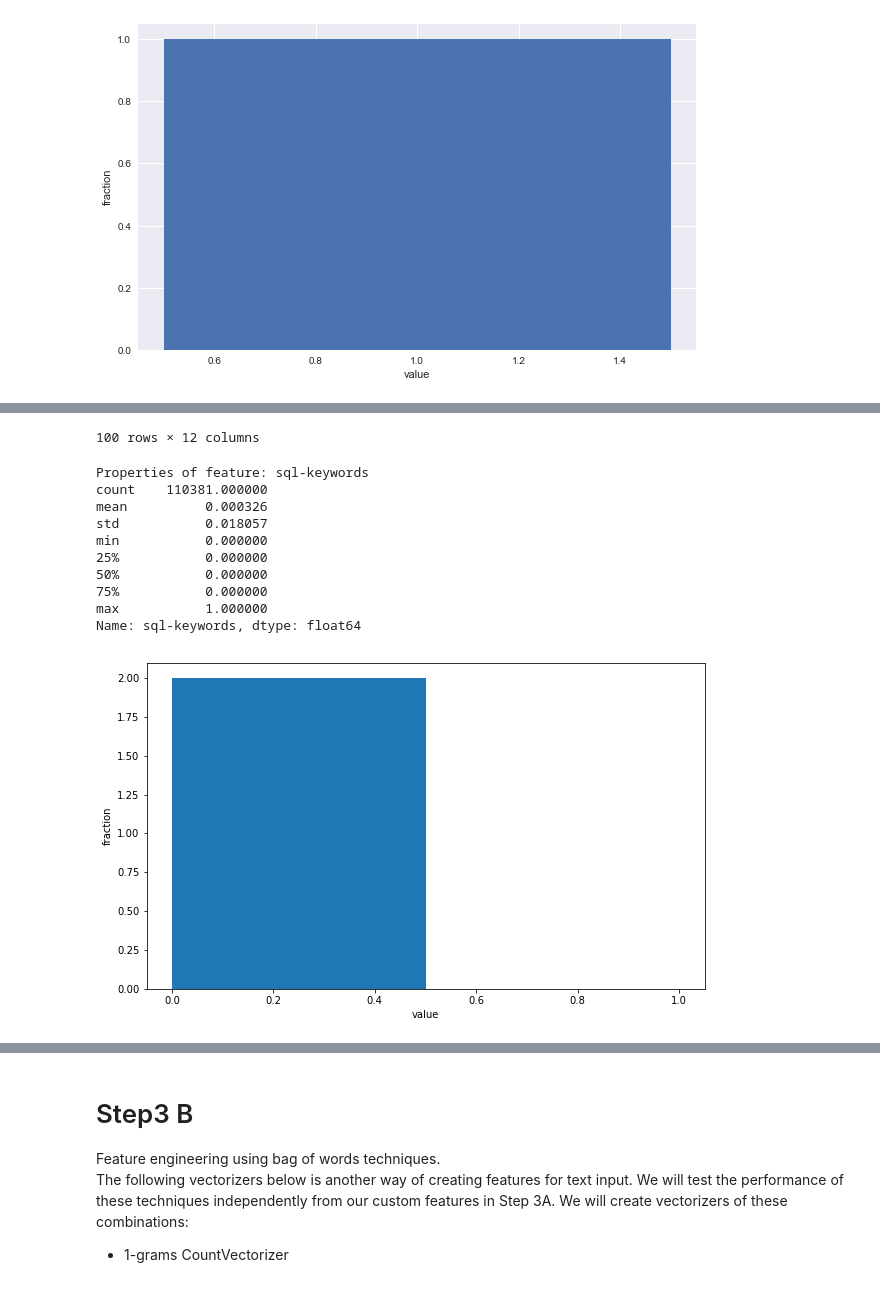
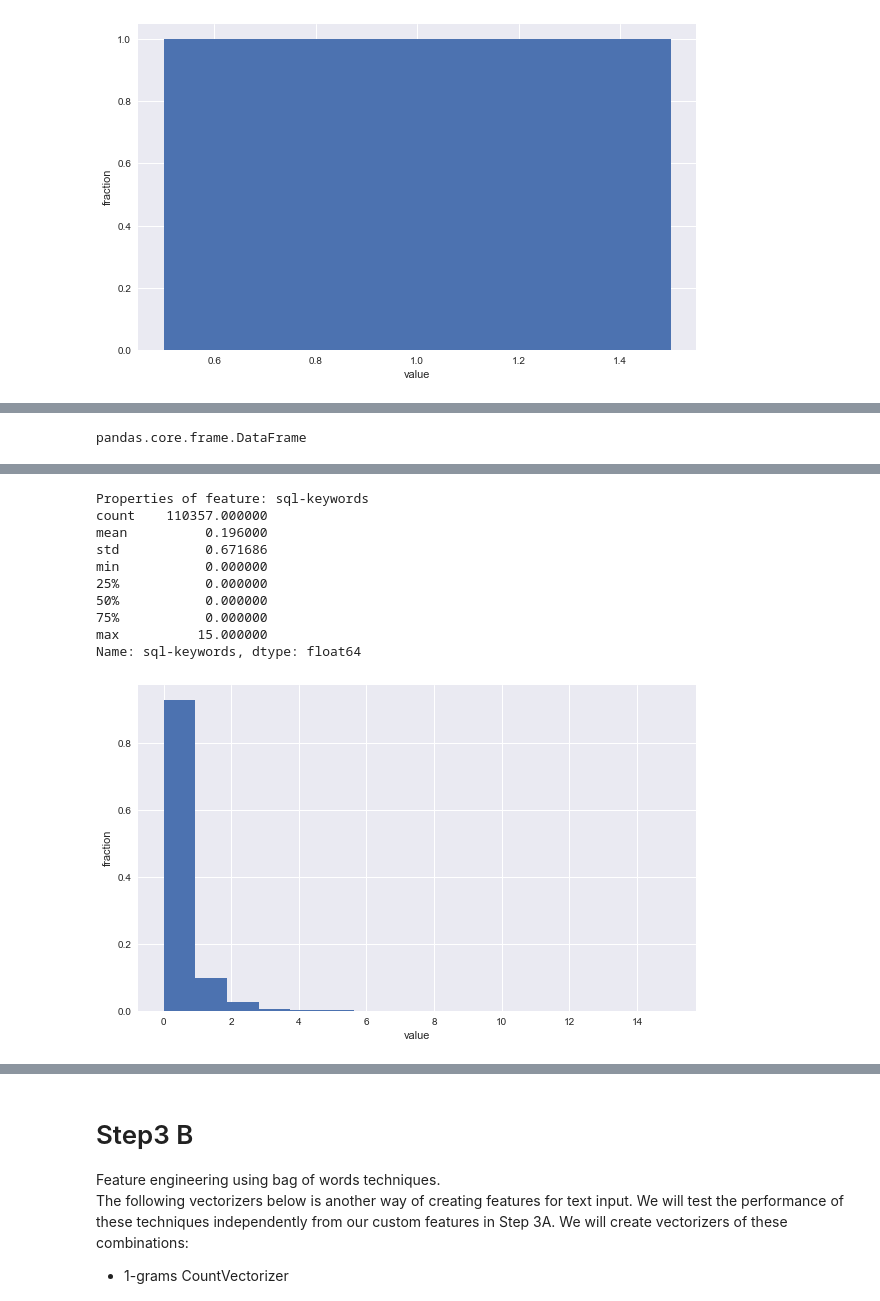
Before and after one commit to grananqvist/Machine-Learning-Web-Application-Firewall-and-Dataset, a Jupyter notebook: Data_analysis.ipynb, the cells around one changed output, grey strips where cells are left out. Drawn from its saved outputs; the diff is of its cells as text; code cells hidden in the pictures.

```diff
--- a/Data_analysis.ipynb
+++ b/Data_analysis.ipynb
@@ -277,13 +380,13 @@ def create_feature_sql_keywords(payloads):
     Number of SQL keywords within payload
     '''
 
-    #payloads['punctuation'] = [ len([1 for letter in str(row) if letter in sql_keywords]) for row in payloads['payload']]
-    payloads['sql-keywords'] = [ len([1 for keyword in sql_keywords if keyword.lower() in str(row).lower()]) for row in payloads['payload']]
+    payloads['sql-keywords'] = [ len([1 for keyword in sql_keywords['Keyword'] if str(keyword).lower() in str(row).lower()]) for row in payloads['payload']]
     return payloads
 
 
 create_feature_sql_keywords(payloads)
-display(payloads.head(100))
-
+display(type(sql_keywords))
+display(payloads.head())
 plot_feature_distribution(payloads['sql-keywords'])
 # %% [output]
+pandas.core.frame.DataFrame
@@ -308,12 +400,11 @@ plot_feature_distribution(payloads['sql-keywords'])
-100 rows × 12 columns
 Properties of feature: sql-keywords
-count    110381.000000
-mean          0.000326
-std           0.018057
+count    110357.000000
+mean          0.196000
+std           0.671686
 min           0.000000
 25%           0.000000
 50%           0.000000
 75%           0.000000
-max           1.000000
+max          15.000000
 Name: sql-keywords, dtype: float64
-[figure, old version]
+[figure, new version]
```
Also changed, not shown: parts of 15 cells of this notebook, 2 other files.
